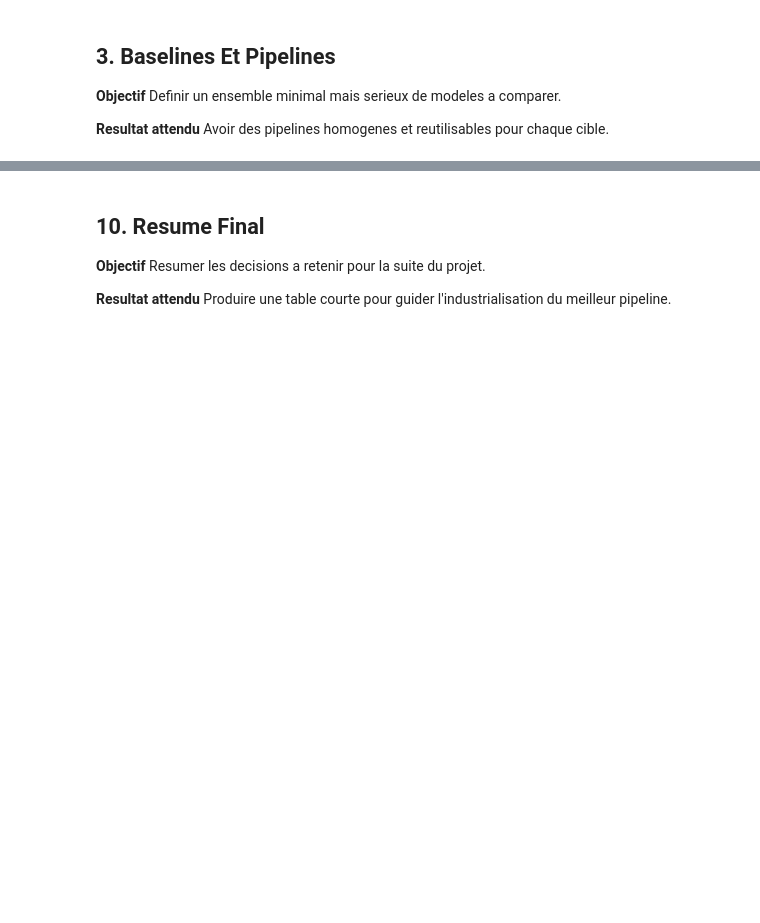
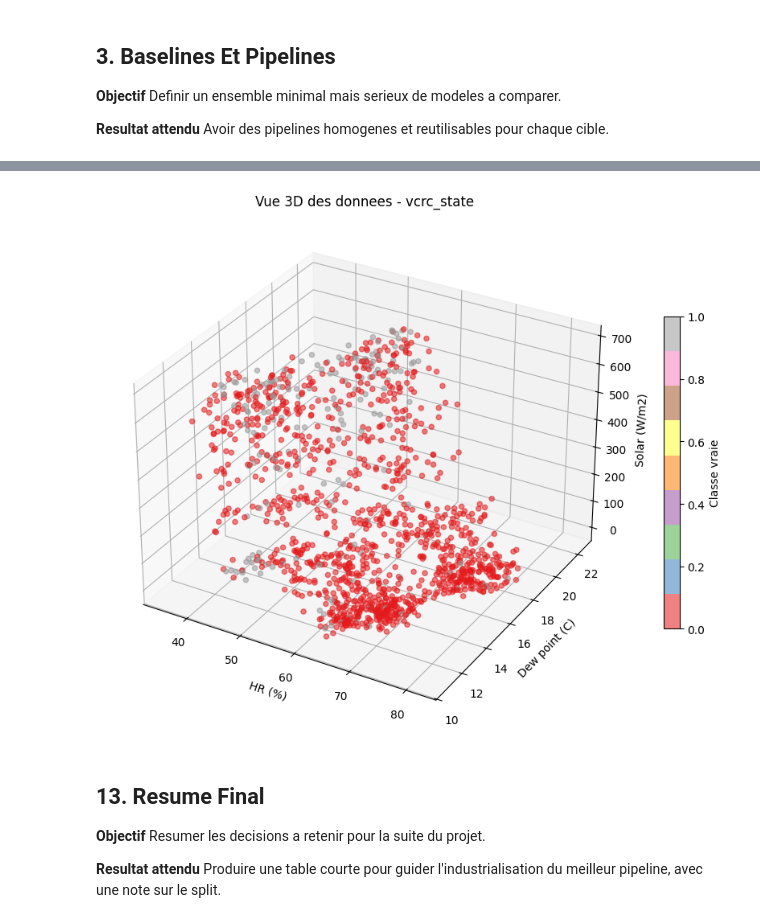
Before and after one commit to Appolinairee/aqua-atmos-ai, a Jupyter notebook: notebooks/04_entrainement_et_benchmark_modeles.ipynb, the cells around one changed output, grey strips where cells are left out. Cells and saved outputs as stored; diff of their text form; code cells hidden in the pictures; blank space fills up the shorter version.

```diff
--- a/notebooks/04_entrainement_et_benchmark_modeles.ipynb
+++ b/notebooks/04_entrainement_et_benchmark_modeles.ipynb
@@ -370,9 +558,34 @@ pd.DataFrame(
+# %%
+from mpl_toolkits.mplot3d import Axes3D  # noqa: F401
+
+plot_df_3d = X_test[["hr_pct", "dew_point_c", "solar_wm2"]].copy()
+plot_df_3d["y_true"] = y_test[reference_target].to_numpy()
+
+fig = plt.figure(figsize=(10, 7))
+ax = fig.add_subplot(111, projection="3d")
+scatter = ax.scatter(
+    plot_df_3d["hr_pct"],
+    plot_df_3d["dew_point_c"],
+    plot_df_3d["solar_wm2"],
+    c=plot_df_3d["y_true"],
+    cmap="Set1",
+    alpha=0.55,
+)
+ax.set_title(f"Vue 3D des donnees - {reference_target}")
+ax.set_xlabel("HR (%)")
+ax.set_ylabel("Dew point (C)")
+ax.set_zlabel("Solar (W/m2)")
+fig.colorbar(scatter, ax=ax, shrink=0.6, label="Classe vraie")
+plt.tight_layout()
+plt.show()
+# %% [output]
+[figure, added]
 # %% [markdown]
-## 10. Resume Final
+## 13. Resume Final
 
 **Objectif**
 Resumer les decisions a retenir pour la suite du projet.
 
 **Resultat attendu**
-Produire une table courte pour guider l'industrialisation du meilleur pipeline.
+Produire une table courte pour guider l'industrialisation du meilleur pipeline, avec une note sur le split.
 # %%
```
Also changed, not shown: parts of 20 cells of this notebook, 40 other files.
